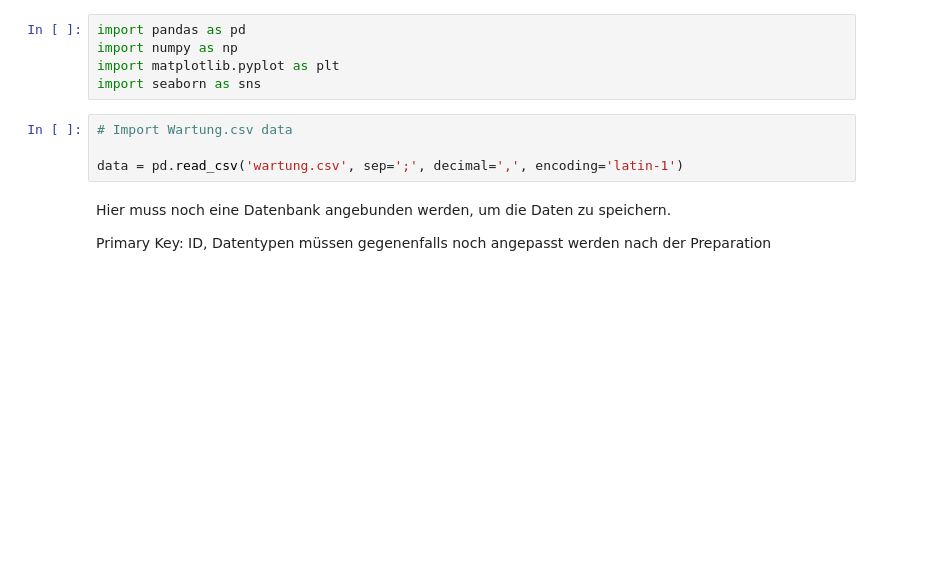
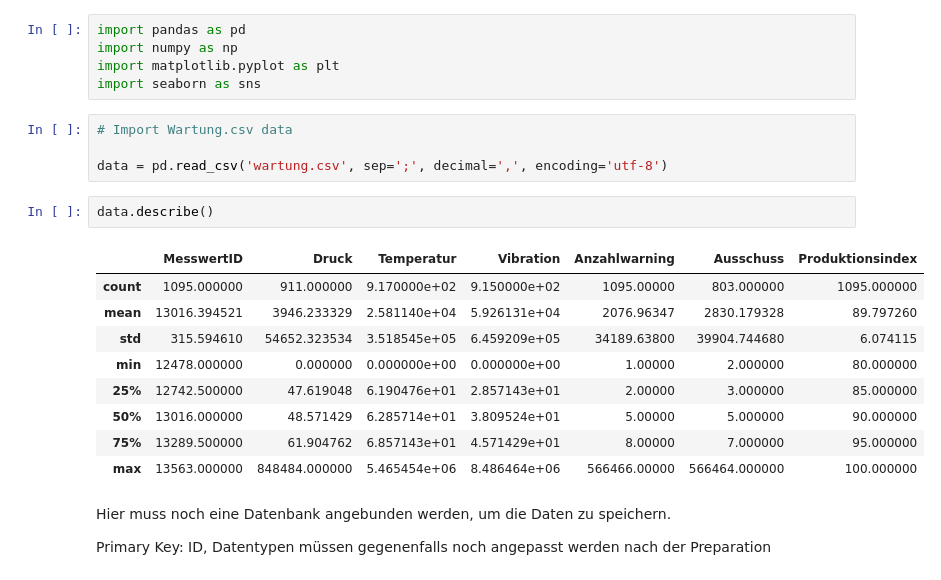
Before and after one commit to Flitschi7/big-data-management, a Jupyter notebook: notebook/Data-Prep-Wartung.ipynb, the cells around one changed output. Cells and saved outputs as stored; diff of their text form; blank space fills up the shorter version.

```diff
--- a/notebook/Data-Prep-Wartung.ipynb
+++ b/notebook/Data-Prep-Wartung.ipynb
@@ -9,7 +9,19 @@ import seaborn as sns
 # %%
 # Import Wartung.csv data
 
-data = pd.read_csv('wartung.csv', sep=';', decimal=',', encoding='latin-1')
+data = pd.read_csv('wartung.csv', sep=';', decimal=',', encoding='utf-8')
+# %%
+data.describe()
+# %% [output]
+|  | MesswertID | Druck | Temperatur | Vibration | Anzahlwarning | Ausschuss | Produktionsindex |
+| count | 1095.000000 | 911.000000 | 9.170000e+02 | 9.150000e+02 | 1095.00000 | 803.000000 | 1095.000000 |
+| mean | 13016.394521 | 3946.233329 | 2.581140e+04 | 5.926131e+04 | 2076.96347 | 2830.179328 | 89.797260 |
+| std | 315.594610 | 54652.323534 | 3.518545e+05 | 6.459209e+05 | 34189.63800 | 39904.744680 | 6.074115 |
+| min | 12478.000000 | 0.000000 | 0.000000e+00 | 0.000000e+00 | 1.00000 | 2.000000 | 80.000000 |
+| 25% | 12742.500000 | 47.619048 | 6.190476e+01 | 2.857143e+01 | 2.00000 | 3.000000 | 85.000000 |
+| 50% | 13016.000000 | 48.571429 | 6.285714e+01 | 3.809524e+01 | 5.00000 | 5.000000 | 90.000000 |
+| 75% | 13289.500000 | 61.904762 | 6.857143e+01 | 4.571429e+01 | 8.00000 | 7.000000 | 95.000000 |
+| max | 13563.000000 | 848484.000000 | 5.465454e+06 | 8.486464e+06 | 566466.00000 | 566464.000000 | 100.000000 |
 # %% [markdown]
 Hier muss noch eine Datenbank angebunden werden, um die Daten zu speichern.
 
```
Also changed, not shown: parts of 17 cells of this notebook.
